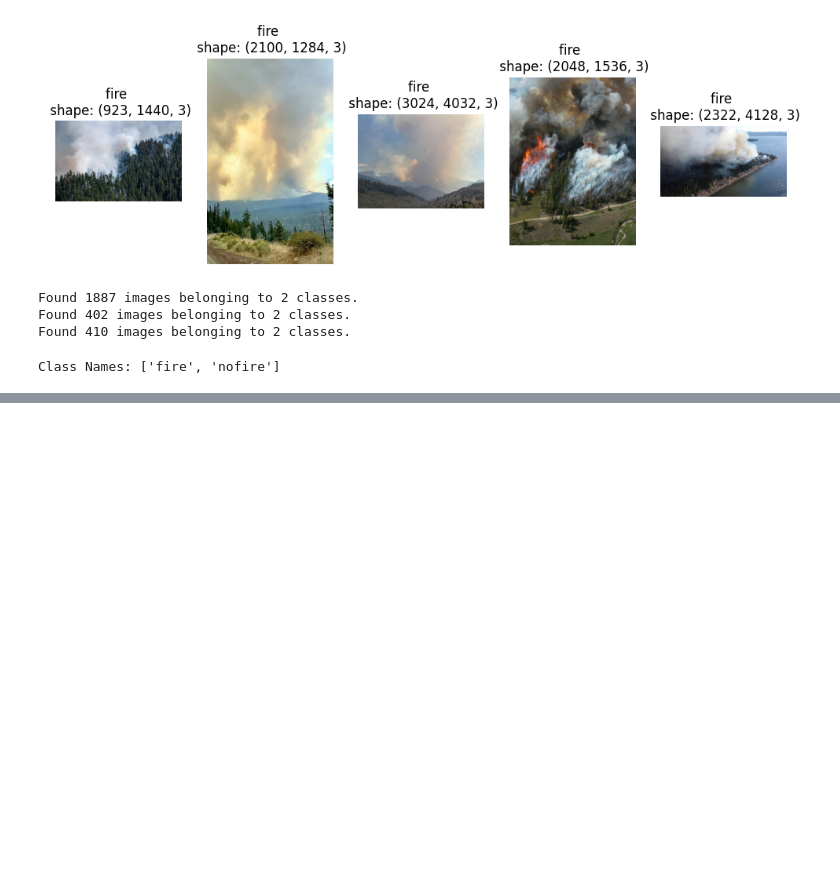
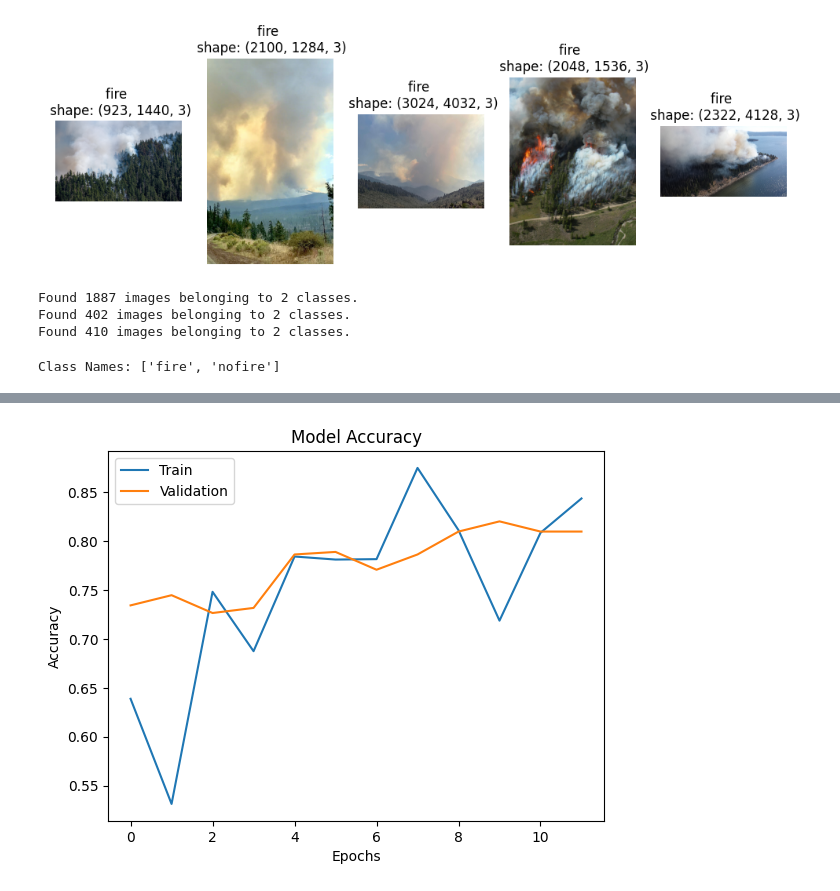
Before and after one commit to Eshwarviveks/forest_fire_detection_using_DL, a Jupyter notebook: forest_fire_detection_using_DL.ipynb, the cells around one changed output, grey strips where cells are left out. Drawn from its saved outputs; the diff is of its cells as text; code cells hidden in the pictures; blank space fills up the shorter version.

```diff
--- a/forest_fire_detection_using_DL.ipynb
+++ b/forest_fire_detection_using_DL.ipynb
@@ -138,7 +138,11 @@ print("Class Names:", class_names)
 # %% [output]
 Class Names: ['fire', 'nofire']
 # %%
-# Let's build the CNN Model
+from tensorflow.keras.layers import Input, Conv2D, MaxPooling2D, Flatten, Dense, Dropout # Importing Input along with other layers
+
+#Let's build the CNN Model
+# Define img_width and img_height here before using them in the model
+img_width, img_height = 150, 150
 model = Sequential([
     Input(shape=(img_width, img_height, 3)),
     Conv2D(32, (3,3), activation='relu'),
@@ -156,3 +160,9 @@ model = Sequential([
     Dense(1, activation='sigmoid')
 ]
 )
+# %%
+
+model.compile(optimizer='adam',
+              loss='binary_crossentropy',
+              metrics=['accuracy'])
+model.summary()
@@ -158,0 +191,9 @@ model = Sequential([
+# %%
+# train the model
+history = model.fit(
+    train_generator,
+    steps_per_epoch = train_generator.samples // batch_size,
+    epochs = 12,
+    validation_data = val_generator,
+    validation_steps = val_generator.samples // batch_size
+)
@@ -158,0 +218,11 @@ model = Sequential([
+# %%
+# Evaluate the model - plotting training and validation acc
+plt.plot(history.history['accuracy'])
+plt.plot(history.history['val_accuracy'])
+plt.title('Model Accuracy')
+plt.ylabel('Accuracy')
+plt.xlabel('Epochs')
+plt.legend(['Train', 'Validation'], loc='upper left')
+plt.show()
+# %% [output]
+[figure, added]
```
Also changed, not shown: parts of 8 cells of this notebook.
